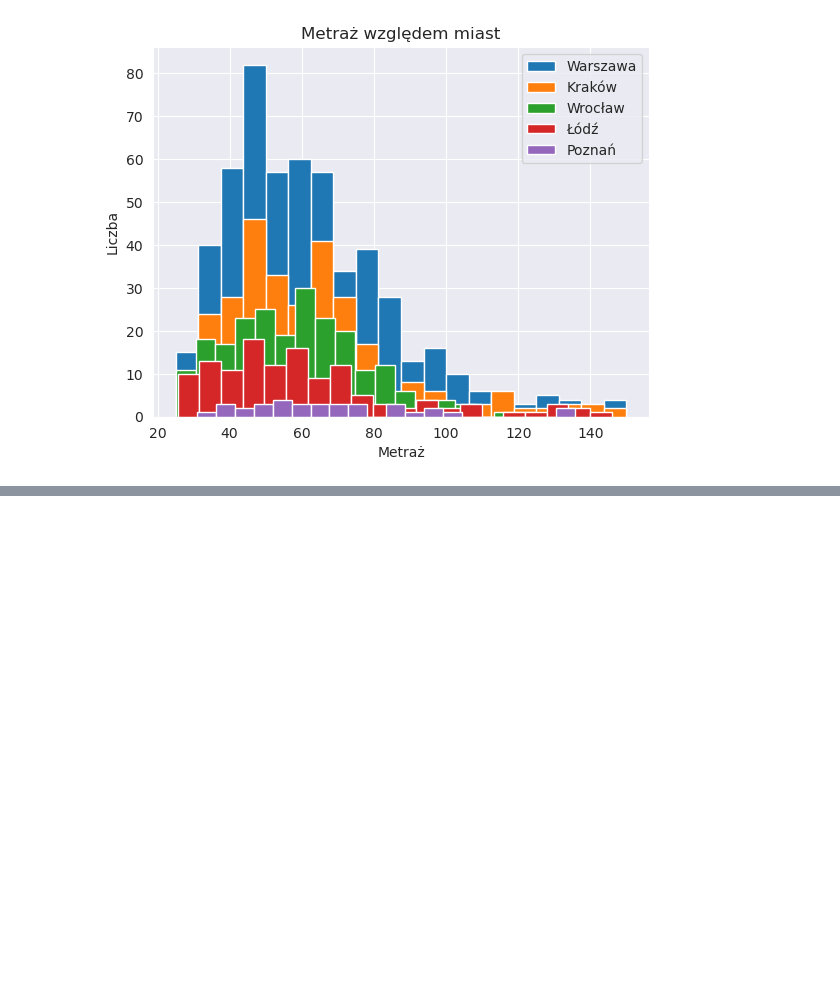
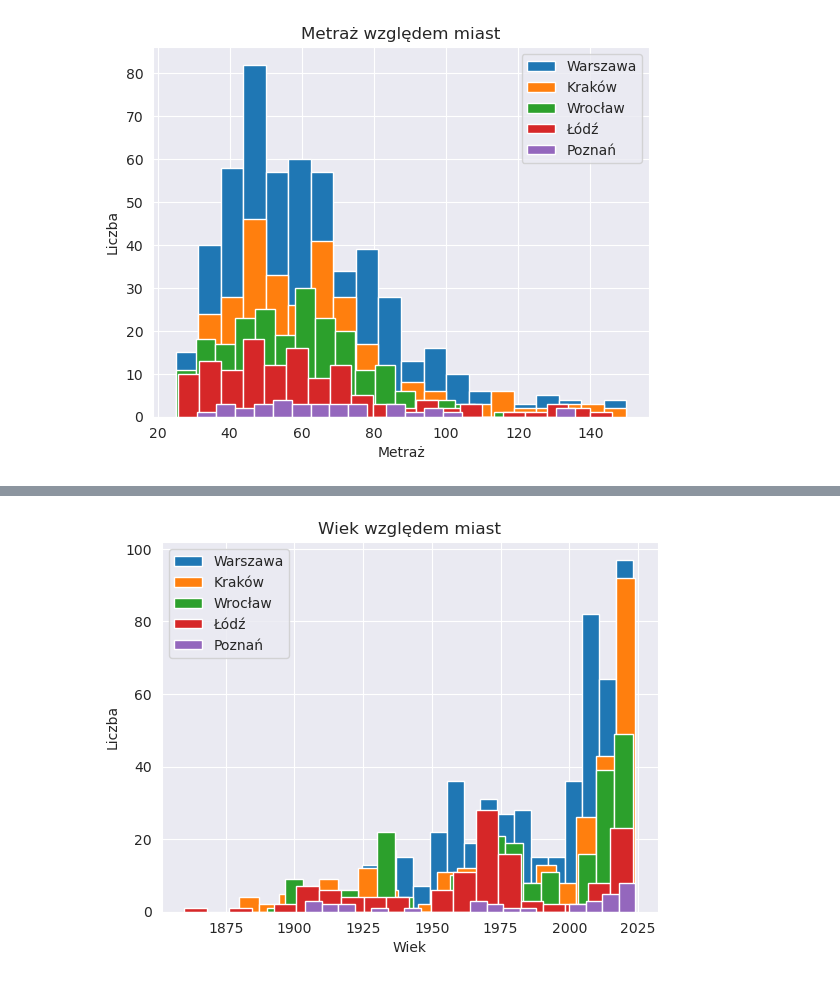
Before and after one commit to htulacz/stata, a Jupyter notebook: Apartment Prices.ipynb, the cells around one changed output, grey strips where cells are left out. Cells and saved outputs as stored; diff of their text form; code cells hidden in the pictures; blank space fills up the shorter version.

```diff
--- a/Apartment Prices.ipynb
+++ b/Apartment Prices.ipynb
@@ -136,0 +157,10 @@ plt.show()
+# %%
+plt.title("Wiek względem miast")
+for city in cities.keys():
+    plt.hist(df[df['city'] == city]['buildYear'],bins=20,label=cities.get(city))
+plt.xlabel('Wiek')
+plt.ylabel('Liczba')
+plt.legend()
+plt.show()
+# %% [output]
+[figure, added]
```
Also changed, not shown: parts of 13 cells of this notebook.
